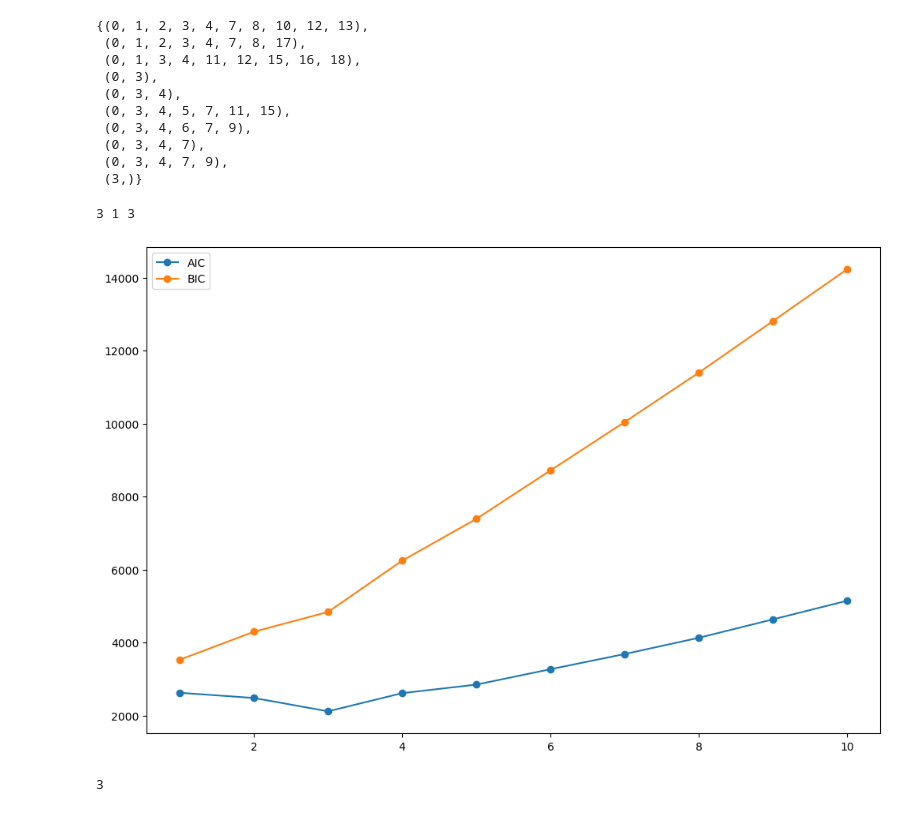
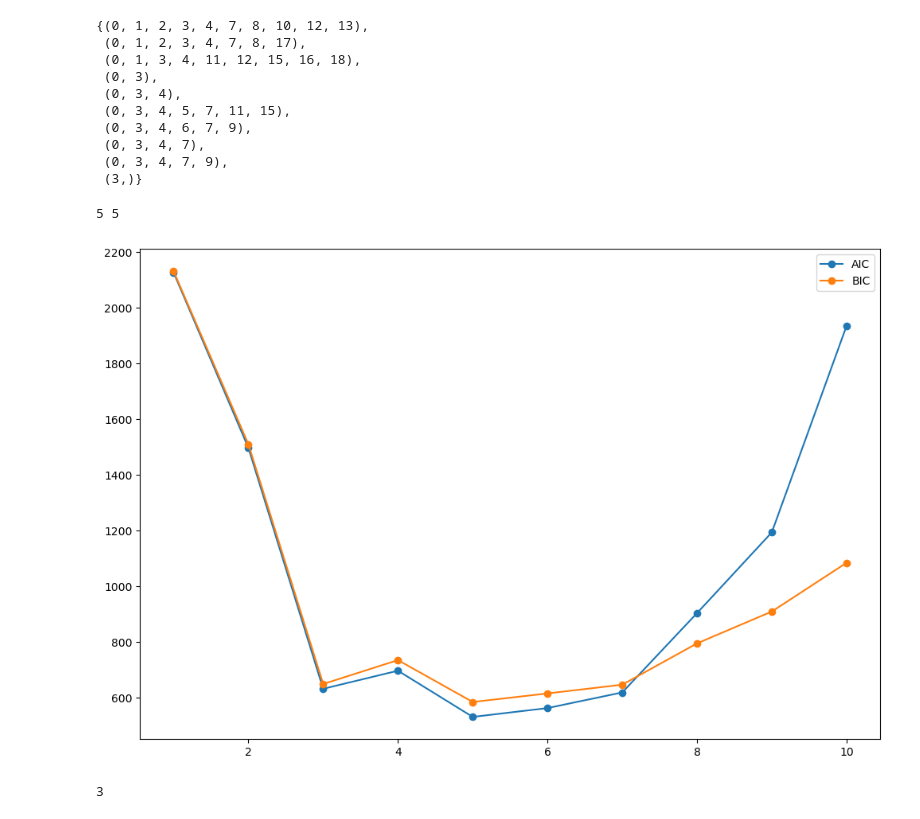
Before and after one commit to Pongpisit-Thanasutives/parametric-discovery, a Jupyter notebook: Spatial_Advection_Diffusion_WeakLib_KRR-Easy.ipynb, the cells around one changed output. Saved outputs shown, nothing was run; the diff lists cells and outputs as text; code cells hidden in the pictures.

```diff
--- a/Spatial_Advection_Diffusion_WeakLib_KRR-Easy.ipynb
+++ b/Spatial_Advection_Diffusion_WeakLib_KRR-Easy.ipynb
@@ -329,37 +329,39 @@ for candidate in candidates:
     vicomp = 0
     k = 0
     est_xi = np.zeros((Theta_grouped[0].shape[-1], len(Ut_grouped)))
     for j in range(len(Theta_grouped)):
         est_xi[candidate[j], j:j+1] = np.linalg.lstsq(Theta_grouped[j][:, candidate[j]], Ut_grouped[j], rcond=None)[0]
         _, CM, vicomp = llf_complexity(Theta_grouped[j][:, candidate[j]], Ut_grouped[j],
                                        a_n=a_n)
         CM = CM[icomp_index]; vicomp = vicomp[icomp_index]
         CMs.append(CM)
         k += len(candidate[j])
 
+    k = len(Counter([_ for _ in candidate]).keys())
     vicomp /= len(Theta_grouped)
     Ut_grouped_est = estimate_Ut_grouped_est(Theta_grouped, est_xi)
     rss = rss_group(Ut_grouped_est, Ut_grouped, time_integrator)
     # N = np.prod(Ut_grouped.shape)
     N = np.prod(time_integrator(Ut_grouped).shape)
 
     # aic = PDE_FIND_Loss(Theta_grouped, Ut_grouped, est_xi)
     # bic = BIC_Loss(Theta_grouped, Ut_grouped, est_xi)
-    aic = N*np.log(2*np.pi*rss/N+epsilon) + 2*k
+    # aic = N*np.log(2*np.pi*rss/N+epsilon) + 2*k
+    aic = N*np.log(2*np.pi*rss/N+epsilon) + 2*k + 2*k+(2*k**2+2*k)/(N-k-1)
     bic = N*np.log(2*np.pi*rss/N+epsilon) + np.log(N)*k
     # icomp = N*np.log(2*np.pi*rss/N+epsilon) + 2*np.sum(CMs)
     AICs.append(aic)
     BICs.append(bic)
     ICOMPs.append(vicomp)
 
-print(np.argmin(AICs)+1, np.argmin(BICs)+1, np.argmin(ICOMPs)+1)
+print(np.argmin(AICs)+1, np.argmin(BICs)+1)
 plt.plot([_+1 for _ in range(max_complexity)], AICs, '-o', label='AIC')
 plt.plot([_+1 for _ in range(max_complexity)], BICs, '-o', label='BIC')
 plt.legend()
 plt.show()
 # %% [output]
-3 1 3
+5 5
-[figure, old version]
+[figure, new version]
 # %%
 print(np.argmin(ICOMPs)+1)
 plt.plot([_+1 for _ in range(max_complexity)], ICOMPs, '-o', label='ICOMP')
```
Also changed, not shown: parts of 1 cell of this notebook.
